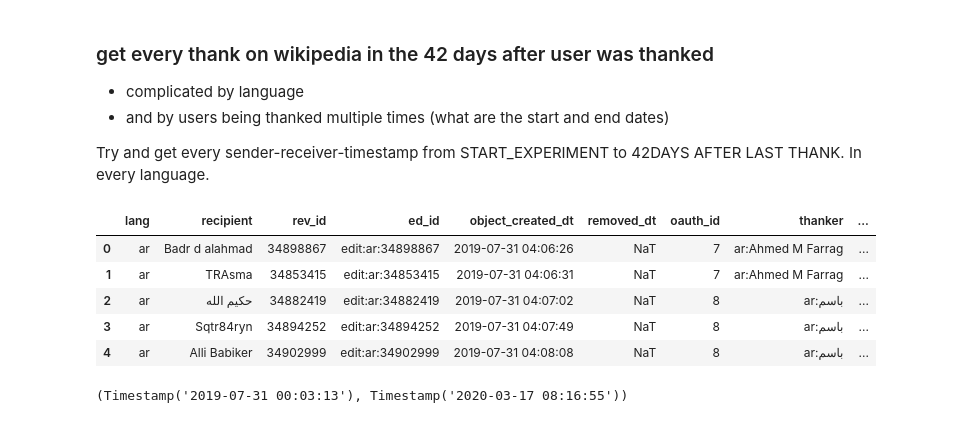
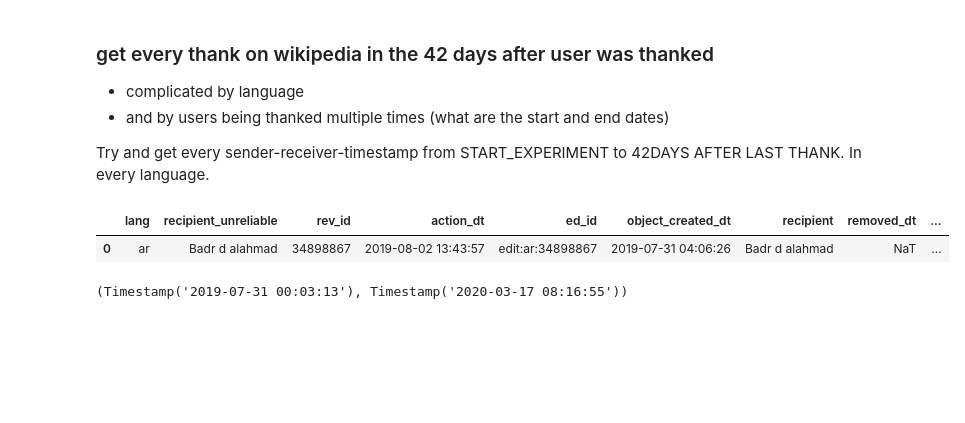
Before and after one commit to citizensandtech/civilservant-wikipedia-thanksender, a Jupyter notebook: ipython/gratitude thankee final data collector - make thanks-recipient contagaion reciprocate analysis.ipynb, the cells around one changed output. Drawn from its saved outputs; the diff is of its cells as text; code cells hidden in the pictures; blank space fills up the shorter version.

```diff
--- a/ipython/gratitude thankee final data collector - make thanks-recipient contagaion reciprocate analysis.ipynb
+++ b/ipython/gratitude thankee final data collector - make thanks-recipient contagaion reciprocate analysis.ipynb
@@ -122,12 +192,8 @@ study_thanks['thanker_without_prefix'] = study_thanks['thanker'].apply(lambda s:
 # %%
-study_thanks.head()
+study_thanks.head(1)
 # %% [output]
-|  | lang | recipient | rev_id | ed_id | object_created_dt | removed_dt | oauth_id | thanker | ... |
-| 0 | ar | Badr d alahmad | 34898867 | edit:ar:34898867 | 2019-07-31 04:06:26 | NaT | 7 | ar:Ahmed M Farrag | ... |
-| 1 | ar | TRAsma | 34853415 | edit:ar:34853415 | 2019-07-31 04:06:31 | NaT | 7 | ar:Ahmed M Farrag | ... |
-| 2 | ar | حكيم الله | 34882419 | edit:ar:34882419 | 2019-07-31 04:07:02 | NaT | 8 | ar:باسم | ... |
-| 3 | ar | Sqtr84ryn | 34894252 | edit:ar:34894252 | 2019-07-31 04:07:49 | NaT | 8 | ar:باسم | ... |
-| 4 | ar | Alli Babiker | 34902999 | edit:ar:34902999 | 2019-07-31 04:08:08 | NaT | 8 | ar:باسم | ... |
+|  | lang | recipient_unreliable | rev_id | action_dt | ed_id | object_created_dt | recipient | removed_dt | ... |
+| 0 | ar | Badr d alahmad | 34898867 | 2019-08-02 13:43:57 | edit:ar:34898867 | 2019-07-31 04:06:26 | Badr d alahmad | NaT | ... |
 # %%
 LABOR_HOURS_OBS_WINDOW = datetime.timedelta(days=42)
 ONE_DAY = datetime.timedelta(days=1)
```
Also changed, not shown: parts of 49 cells of this notebook.
